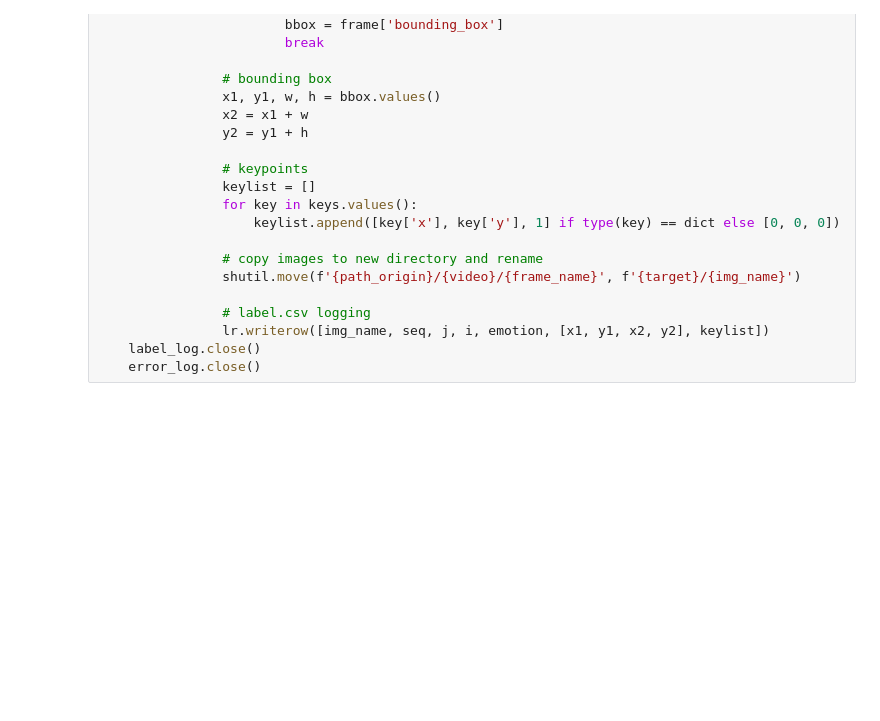
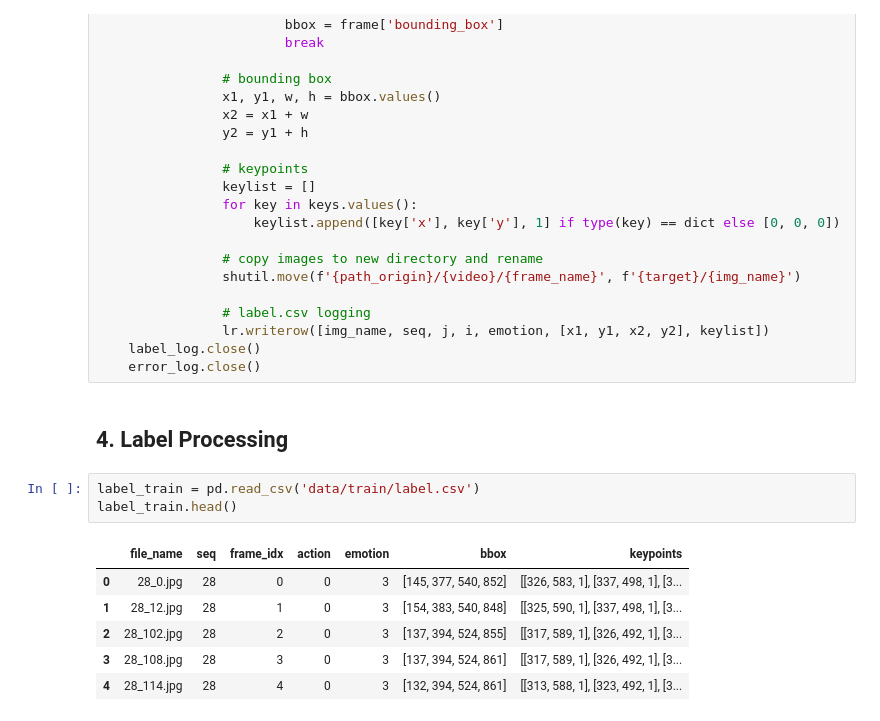
Before and after one commit to suin00h/motion-to-emotion, a Jupyter notebook: Data Processing.ipynb, the cells around one changed output. Saved outputs shown, nothing was run; the diff lists cells and outputs as text; blank space fills up the shorter version.

```diff
--- a/Data Processing.ipynb
+++ b/Data Processing.ipynb
@@ -136,3 +133,15 @@ for i in range(2):
                 lr.writerow([img_name, seq, j, i, emotion, [x1, y1, x2, y2], keylist])
     label_log.close()
     error_log.close()
+# %% [markdown]
+## 4. Label Processing
+# %%
+label_train = pd.read_csv('data/train/label.csv')
+label_train.head()
+# %% [output]
+|  | file_name | seq | frame_idx | action | emotion | bbox | keypoints |
+| 0 | 28_0.jpg | 28 | 0 | 0 | 3 | [145, 377, 540, 852] | [[326, 583, 1], [337, 498, 1], [3... |
+| 1 | 28_12.jpg | 28 | 1 | 0 | 3 | [154, 383, 540, 848] | [[325, 590, 1], [337, 498, 1], [3... |
+| 2 | 28_102.jpg | 28 | 2 | 0 | 3 | [137, 394, 524, 855] | [[317, 589, 1], [326, 492, 1], [3... |
+| 3 | 28_108.jpg | 28 | 3 | 0 | 3 | [137, 394, 524, 861] | [[317, 589, 1], [326, 492, 1], [3... |
+| 4 | 28_114.jpg | 28 | 4 | 0 | 3 | [132, 394, 524, 861] | [[313, 588, 1], [323, 492, 1], [3... |
```
Also changed, not shown: parts of 9 cells of this notebook, 5 other files.
